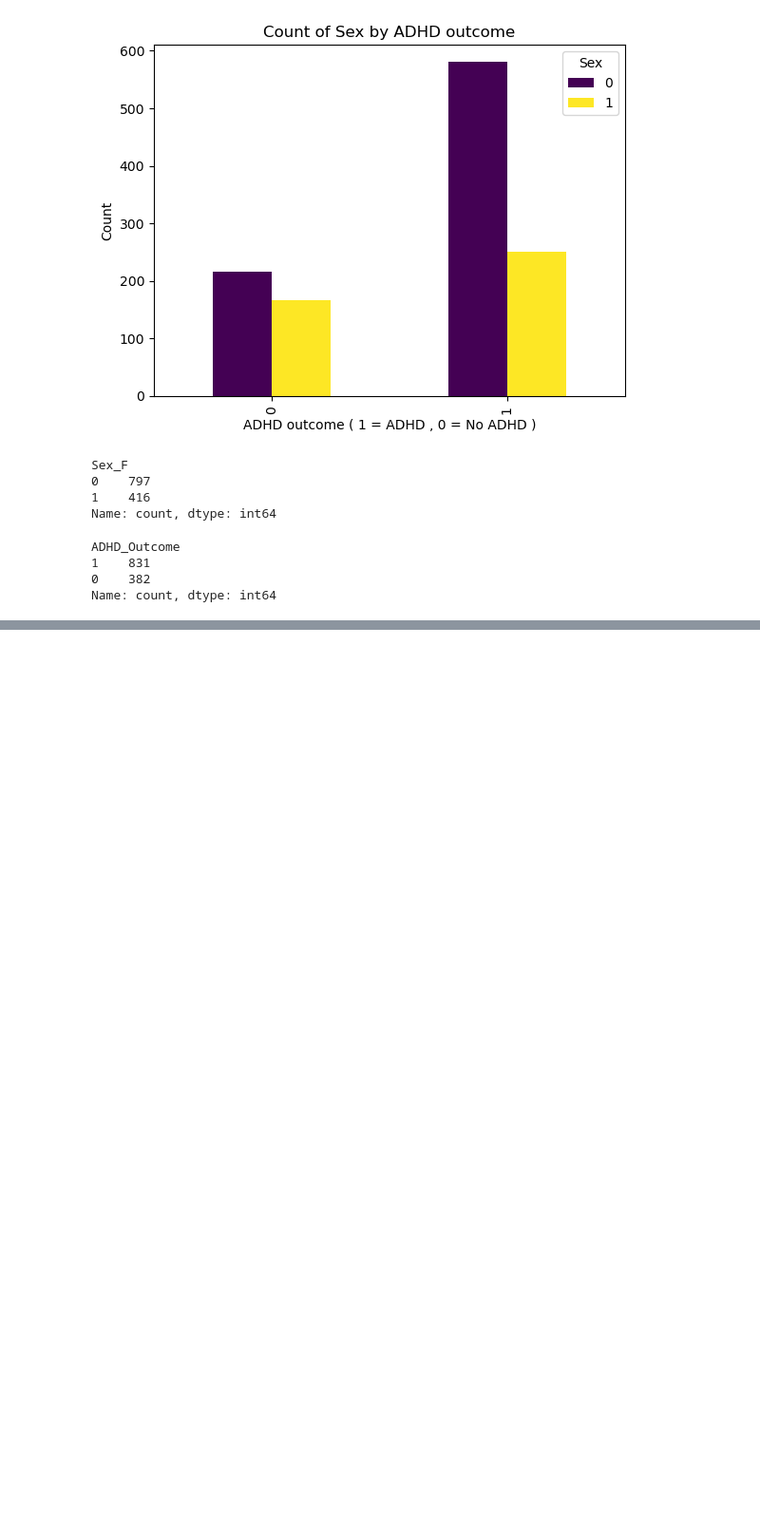
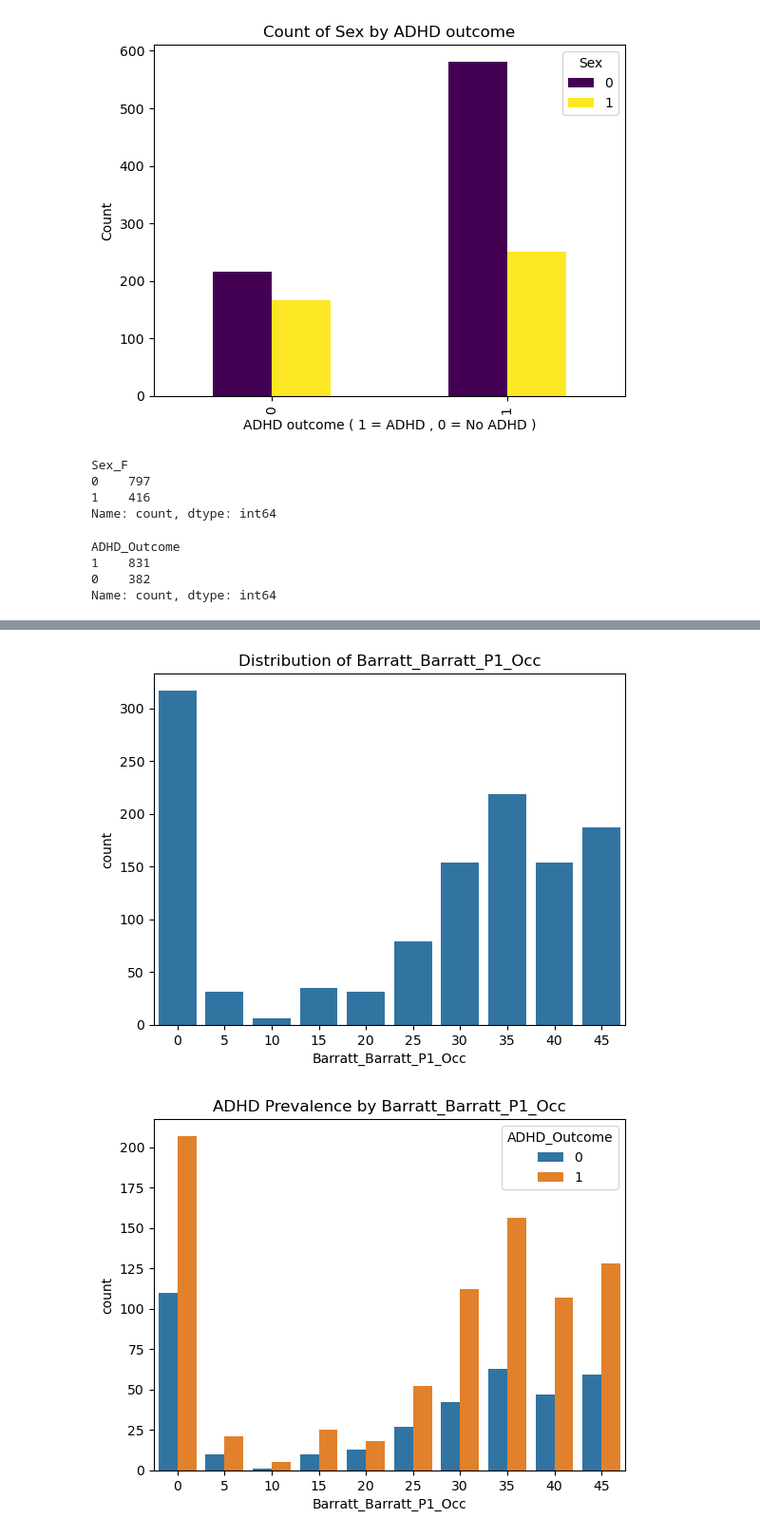
Before and after one commit to fatimahyusof/WiDS, a Jupyter notebook: Wids.ipynb, the cells around one changed output, grey strips where cells are left out. Shown at 95% size. Drawn from its saved outputs; the diff is of its cells as text; code cells hidden in the pictures; blank space fills up the shorter version.

```diff
--- a/Wids.ipynb
+++ b/Wids.ipynb
@@ -437,0 +606,13 @@ plt.show()
+# %%
+sns.countplot(x='Barratt_Barratt_P1_Occ', data=train_cat_sol )
+plt.title(f"Distribution of Barratt_Barratt_P1_Occ")
+plt.show()
+sns.countplot(x='Barratt_Barratt_P1_Occ', data=train_cat_sol , hue = 'ADHD_Outcome')
+plt.title(f"ADHD Prevalence by Barratt_Barratt_P1_Occ")
+plt.show()
+sns.countplot(x='Barratt_Barratt_P1_Occ', data=train_cat_sol ,hue = 'Sex_F')
+plt.title(f"Sex Prevalence by Barratt_Barratt_P1_Occ")
+plt.show()
+# %% [output]
+[figure, added]
+[figure, added]
```
Also changed, not shown: parts of 22 cells of this notebook.
